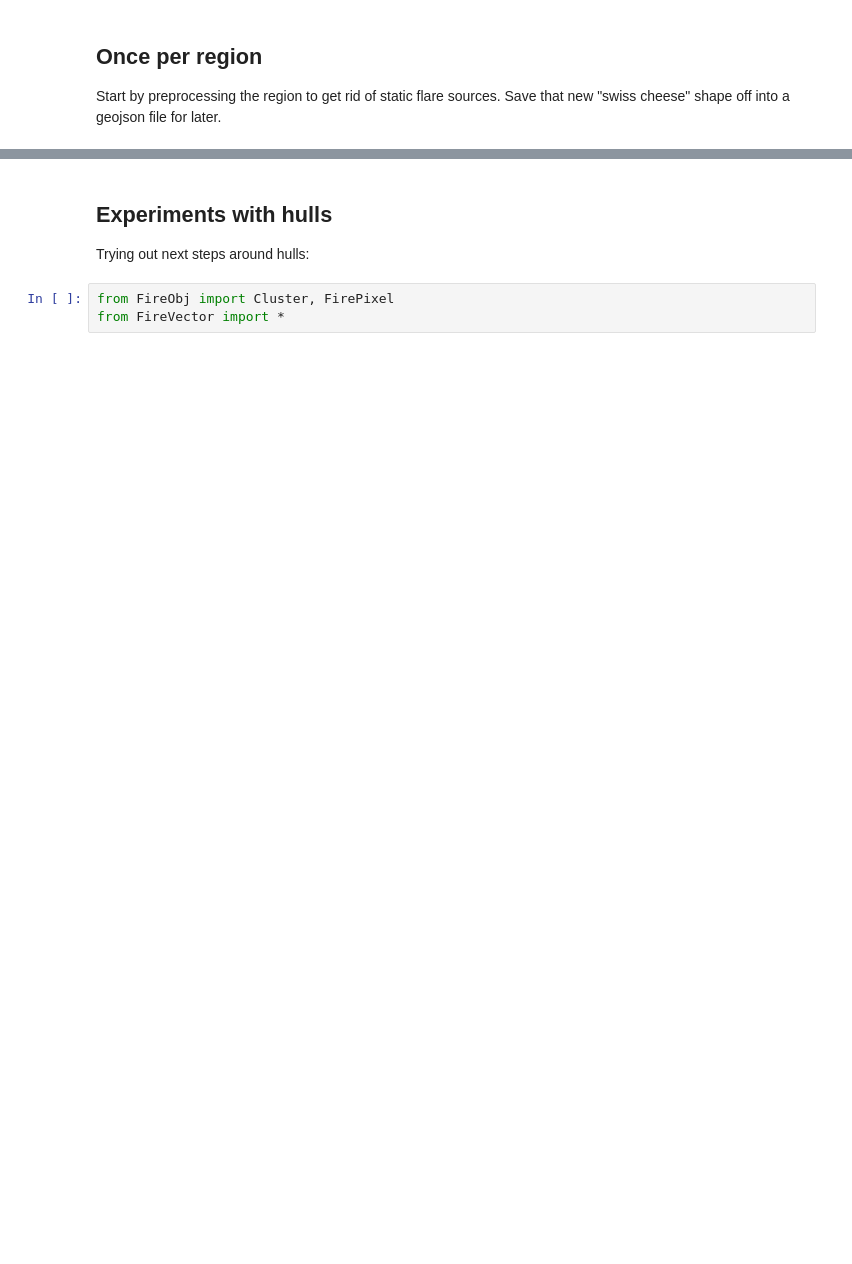
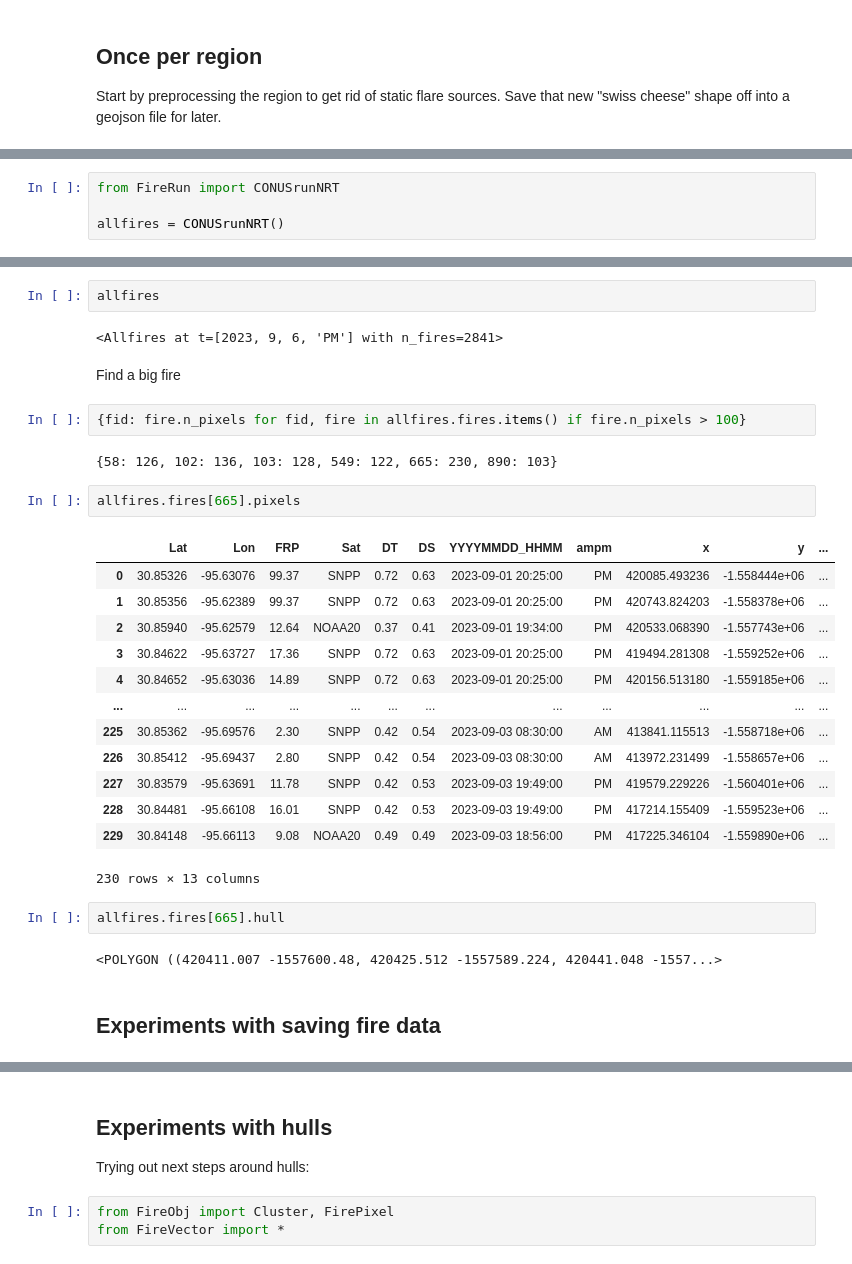
Before and after one commit to Earth-Information-System/fireatlas, a Jupyter notebook: Ingest.ipynb, the cells around one changed output, grey strips where cells are left out. Drawn from its saved outputs; the diff is of its cells as text; blank space fills up the shorter version.

Commit message:
Trying out FireForward

```diff
--- a/Ingest.ipynb
+++ b/Ingest.ipynb
@@ -62,0 +153,4 @@ Wall time: 5min 38s
+# %%
+from FireRun import CONUSrunNRT
+
+allfires = CONUSrunNRT()
@@ -62,0 +184,32 @@ Wall time: 5min 38s
+# %%
+allfires
+# %% [output]
+<Allfires at t=[2023, 9, 6, 'PM'] with n_fires=2841>
+# %% [markdown]
+Find a big fire
+# %%
+{fid: fire.n_pixels for fid, fire in allfires.fires.items() if fire.n_pixels > 100}
+# %% [output]
+{58: 126, 102: 136, 103: 128, 549: 122, 665: 230, 890: 103}
+# %%
+allfires.fires[665].pixels
+# %% [output]
+|  | Lat | Lon | FRP | Sat | DT | DS | YYYYMMDD_HHMM | ampm | x | y | ... |
+| 0 | 30.85326 | -95.63076 | 99.37 | SNPP | 0.72 | 0.63 | 2023-09-01 20:25:00 | PM | 420085.493236 | -1.558444e+06 | ... |
+| 1 | 30.85356 | -95.62389 | 99.37 | SNPP | 0.72 | 0.63 | 2023-09-01 20:25:00 | PM | 420743.824203 | -1.558378e+06 | ... |
+| 2 | 30.85940 | -95.62579 | 12.64 | NOAA20 | 0.37 | 0.41 | 2023-09-01 19:34:00 | PM | 420533.068390 | -1.557743e+06 | ... |
+| 3 | 30.84622 | -95.63727 | 17.36 | SNPP | 0.72 | 0.63 | 2023-09-01 20:25:00 | PM | 419494.281308 | -1.559252e+06 | ... |
+| 4 | 30.84652 | -95.63036 | 14.89 | SNPP | 0.72 | 0.63 | 2023-09-01 20:25:00 | PM | 420156.513180 | -1.559185e+06 | ... |
+| ... | ... | ... | ... | ... | ... | ... | ... | ... | ... | ... | ... |
+| 225 | 30.85362 | -95.69576 | 2.30 | SNPP | 0.42 | 0.54 | 2023-09-03 08:30:00 | AM | 413841.115513 | -1.558718e+06 | ... |
+| 226 | 30.85412 | -95.69437 | 2.80 | SNPP | 0.42 | 0.54 | 2023-09-03 08:30:00 | AM | 413972.231499 | -1.558657e+06 | ... |
+| 227 | 30.83579 | -95.63691 | 11.78 | SNPP | 0.42 | 0.53 | 2023-09-03 19:49:00 | PM | 419579.229226 | -1.560401e+06 | ... |
+| 228 | 30.84481 | -95.66108 | 16.01 | SNPP | 0.42 | 0.53 | 2023-09-03 19:49:00 | PM | 417214.155409 | -1.559523e+06 | ... |
+| 229 | 30.84148 | -95.66113 | 9.08 | NOAA20 | 0.49 | 0.49 | 2023-09-03 18:56:00 | PM | 417225.346104 | -1.559890e+06 | ... |
+230 rows × 13 columns
+# %%
+allfires.fires[665].hull
+# %% [output]
+<POLYGON ((420411.007 -1557600.48, 420425.512 -1557589.224, 420441.048 -1557...>
+# %% [markdown]
+## Experiments with saving fire data
```
Also changed, not shown: parts of 30 cells of this notebook, 12 other files.
